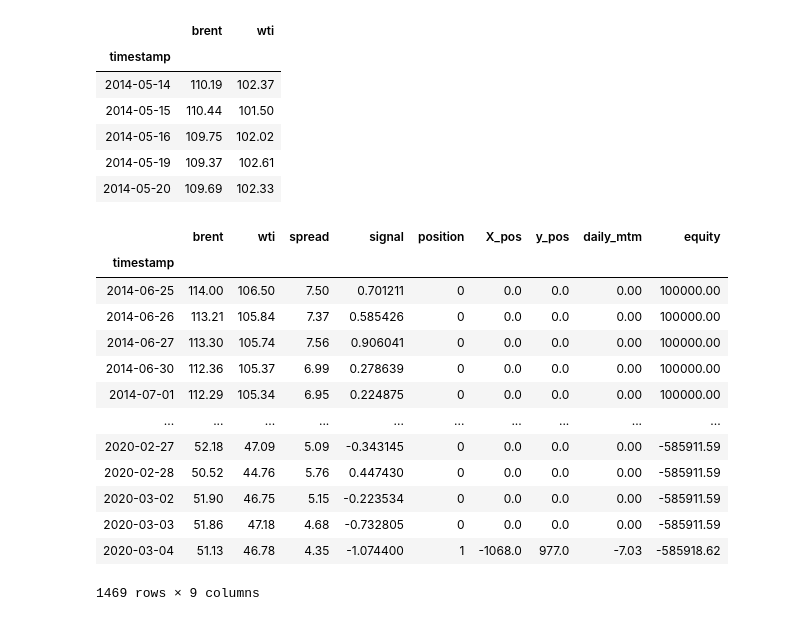
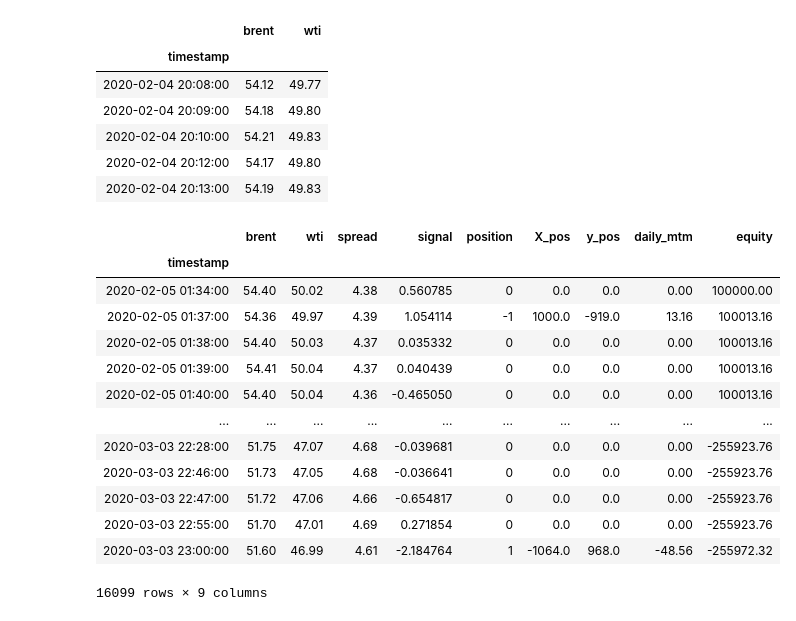
Before and after one commit to queiyanglim/trading_algorithm, a Jupyter notebook: oil_trading/brent_wti_zscore_spread/zscore_backtest1.ipynb, the cells around one changed output. Drawn from its saved outputs; the diff is of its cells as text; code cells hidden in the pictures.

```diff
--- a/oil_trading/brent_wti_zscore_spread/zscore_backtest1.ipynb
+++ b/oil_trading/brent_wti_zscore_spread/zscore_backtest1.ipynb
@@ -11,7 +11,7 @@ from oil_trading.EquityPerformance import equity_performance
 plt.style.use("classic")
 %matplotlib inline
 
-path = "https://github.com/queiyanglim/trading_algorithm/blob/master/oil_trading/data/daily.csv?raw=true"
+path = "https://github.com/queiyanglim/trading_algorithm/blob/master/oil_trading/data/minute.csv?raw=true"
 df_pull = pd.read_csv(path, header=[0,1], index_col = 0)
 
 # Prepare data
@@ -28,30 +28,30 @@ df.head()
 # %% [output]
 |  | brent | wti |
 | timestamp |  |  |
-| 2014-05-14 | 110.19 | 102.37 |
-| 2014-05-15 | 110.44 | 101.50 |
-| 2014-05-16 | 109.75 | 102.02 |
-| 2014-05-19 | 109.37 | 102.61 |
-| 2014-05-20 | 109.69 | 102.33 |
+| 2020-02-04 20:08:00 | 54.12 | 49.77 |
+| 2020-02-04 20:09:00 | 54.18 | 49.80 |
+| 2020-02-04 20:10:00 | 54.21 | 49.83 |
+| 2020-02-04 20:12:00 | 54.17 | 49.80 |
+| 2020-02-04 20:13:00 | 54.19 | 49.83 |
 # %%
 df_input = df.copy()
-df_signal = rolling_zscore_signal(df_input, "wti", "brent", 30)
+df_signal = rolling_zscore_signal(df_input, "wti", "brent", 100)
 df_rule = rolling_zscore_trading_rule(df_signal)
 df_equity, performance = equity_performance(df_rule,"wti", "brent")
 df_equity
 # %% [output]
 |  | brent | wti | spread | signal | position | X_pos | y_pos | daily_mtm | equity |
 | timestamp |  |  |  |  |  |  |  |  |  |
-| 2014-06-25 | 114.00 | 106.50 | 7.50 | 0.701211 | 0 | 0.0 | 0.0 | 0.00 | 100000.00 |
-| 2014-06-26 | 113.21 | 105.84 | 7.37 | 0.585426 | 0 | 0.0 | 0.0 | 0.00 | 100000.00 |
-| 2014-06-27 | 113.30 | 105.74 | 7.56 | 0.906041 | 0 | 0.0 | 0.0 | 0.00 | 100000.00 |
-| 2014-06-30 | 112.36 | 105.37 | 6.99 | 0.278639 | 0 | 0.0 | 0.0 | 0.00 | 100000.00 |
-| 2014-07-01 | 112.29 | 105.34 | 6.95 | 0.224875 | 0 | 0.0 | 0.0 | 0.00 | 100000.00 |
+| 2020-02-05 01:34:00 | 54.40 | 50.02 | 4.38 | 0.560785 | 0 | 0.0 | 0.0 | 0.00 | 100000.00 |
+| 2020-02-05 01:37:00 | 54.36 | 49.97 | 4.39 | 1.054114 | -1 | 1000.0 | -919.0 | 13.16 | 100013.16 |
+| 2020-02-05 01:38:00 | 54.40 | 50.03 | 4.37 | 0.035332 | 0 | 0.0 | 0.0 | 0.00 | 100013.16 |
+| 2020-02-05 01:39:00 | 54.41 | 50.04 | 4.37 | 0.040439 | 0 | 0.0 | 0.0 | 0.00 | 100013.16 |
+| 2020-02-05 01:40:00 | 54.40 | 50.04 | 4.36 | -0.465050 | 0 | 0.0 | 0.0 | 0.00 | 100013.16 |
 | ... | ... | ... | ... | ... | ... | ... | ... | ... | ... |
-| 2020-02-27 | 52.18 | 47.09 | 5.09 | -0.343145 | 0 | 0.0 | 0.0 | 0.00 | -585911.59 |
-| 2020-02-28 | 50.52 | 44.76 | 5.76 | 0.447430 | 0 | 0.0 | 0.0 | 0.00 | -585911.59 |
-| 2020-03-02 | 51.90 | 46.75 | 5.15 | -0.223534 | 0 | 0.0 | 0.0 | 0.00 | -585911.59 |
-| 2020-03-03 | 51.86 | 47.18 | 4.68 | -0.732805 | 0 | 0.0 | 0.0 | 0.00 | -585911.59 |
-| 2020-03-04 | 51.13 | 46.78 | 4.35 | -1.074400 | 1 | -1068.0 | 977.0 | -7.03 | -585918.62 |
+| 2020-03-03 22:28:00 | 51.75 | 47.07 | 4.68 | -0.039681 | 0 | 0.0 | 0.0 | 0.00 | -255923.76 |
+| 2020-03-03 22:46:00 | 51.73 | 47.05 | 4.68 | -0.036641 | 0 | 0.0 | 0.0 | 0.00 | -255923.76 |
+| 2020-03-03 22:47:00 | 51.72 | 47.06 | 4.66 | -0.654817 | 0 | 0.0 | 0.0 | 0.00 | -255923.76 |
+| 2020-03-03 22:55:00 | 51.70 | 47.01 | 4.69 | 0.271854 | 0 | 0.0 | 0.0 | 0.00 | -255923.76 |
+| 2020-03-03 23:00:00 | 51.60 | 46.99 | 4.61 | -2.184764 | 1 | -1064.0 | 968.0 | -48.56 | -255972.32 |
-1469 rows × 9 columns
+16099 rows × 9 columns
 # %%
```
Also changed, not shown: parts of 2 cells of this notebook, 2 other files.
